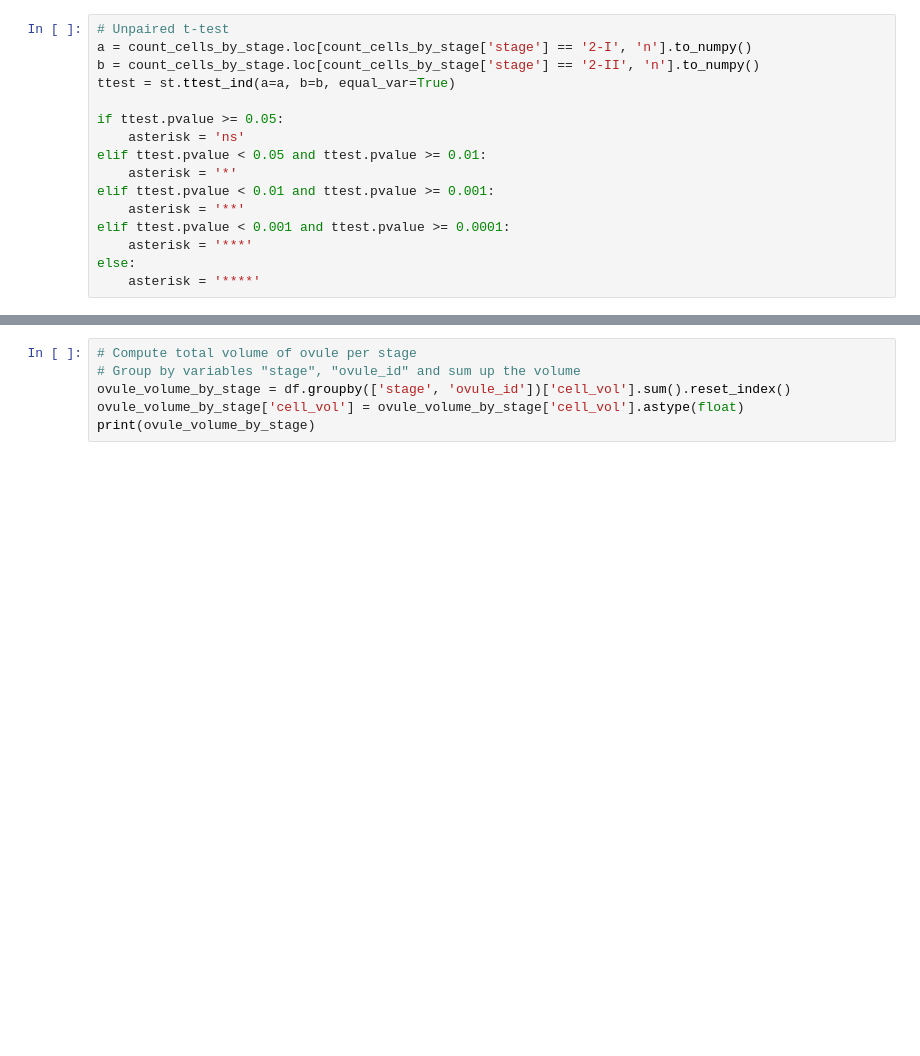
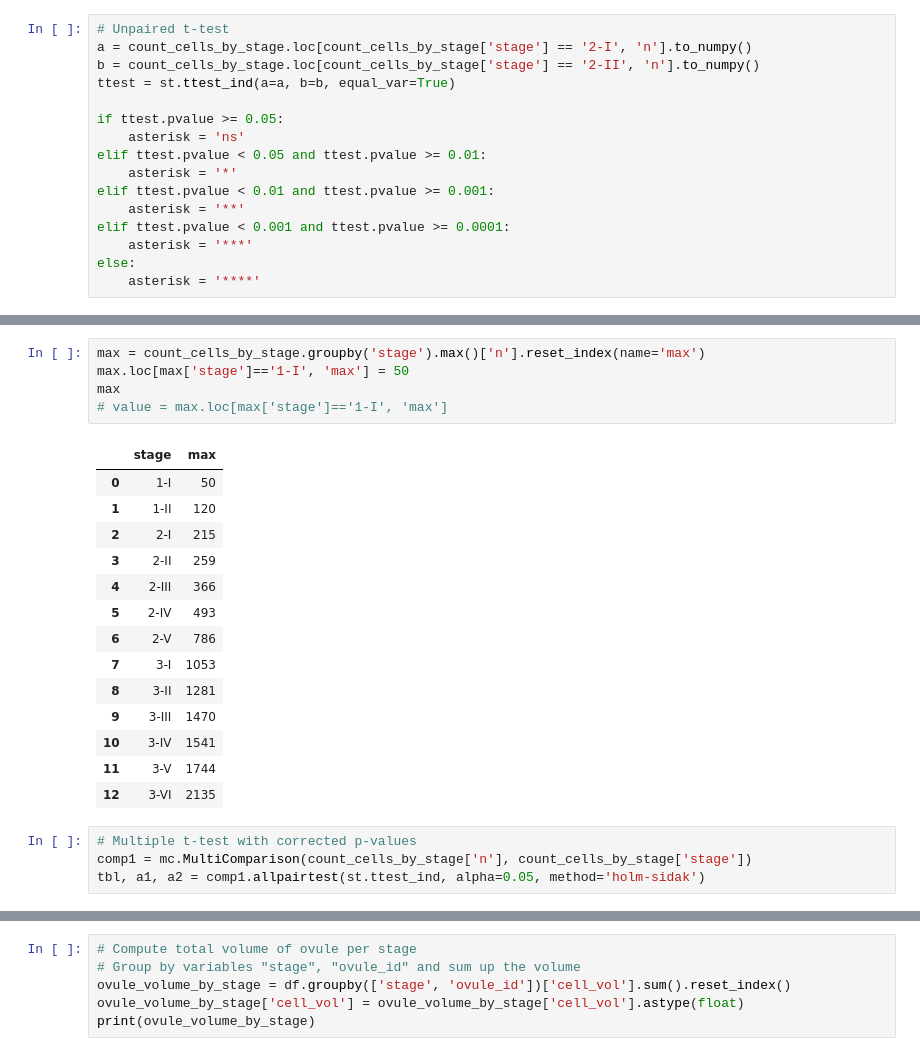
Before and after one commit to SNZLab/3D-ovule-analysis-pipeline, a Jupyter notebook: Automation_pipeline.ipynb, the cells around one changed output, grey strips where cells are left out. Cells and saved outputs as stored; diff of their text form; blank space fills up the shorter version.

```diff
--- a/Automation_pipeline.ipynb
+++ b/Automation_pipeline.ipynb
@@ -311,0 +365,24 @@ plt.show()
+# %%
+max = count_cells_by_stage.groupby('stage').max()['n'].reset_index(name='max')
+max.loc[max['stage']=='1-I', 'max'] = 50
+max
+# value = max.loc[max['stage']=='1-I', 'max']
+# %% [output]
+|  | stage | max |
+| 0 | 1-I | 50 |
+| 1 | 1-II | 120 |
+| 2 | 2-I | 215 |
+| 3 | 2-II | 259 |
+| 4 | 2-III | 366 |
+| 5 | 2-IV | 493 |
+| 6 | 2-V | 786 |
+| 7 | 3-I | 1053 |
+| 8 | 3-II | 1281 |
+| 9 | 3-III | 1470 |
+| 10 | 3-IV | 1541 |
+| 11 | 3-V | 1744 |
+| 12 | 3-VI | 2135 |
+# %%
+# Multiple t-test with corrected p-values
+comp1 = mc.MultiComparison(count_cells_by_stage['n'], count_cells_by_stage['stage'])
+tbl, a1, a2 = comp1.allpairtest(st.ttest_ind, alpha=0.05, method='holm-sidak')
```
Also changed, not shown: parts of 8 cells of this notebook.
